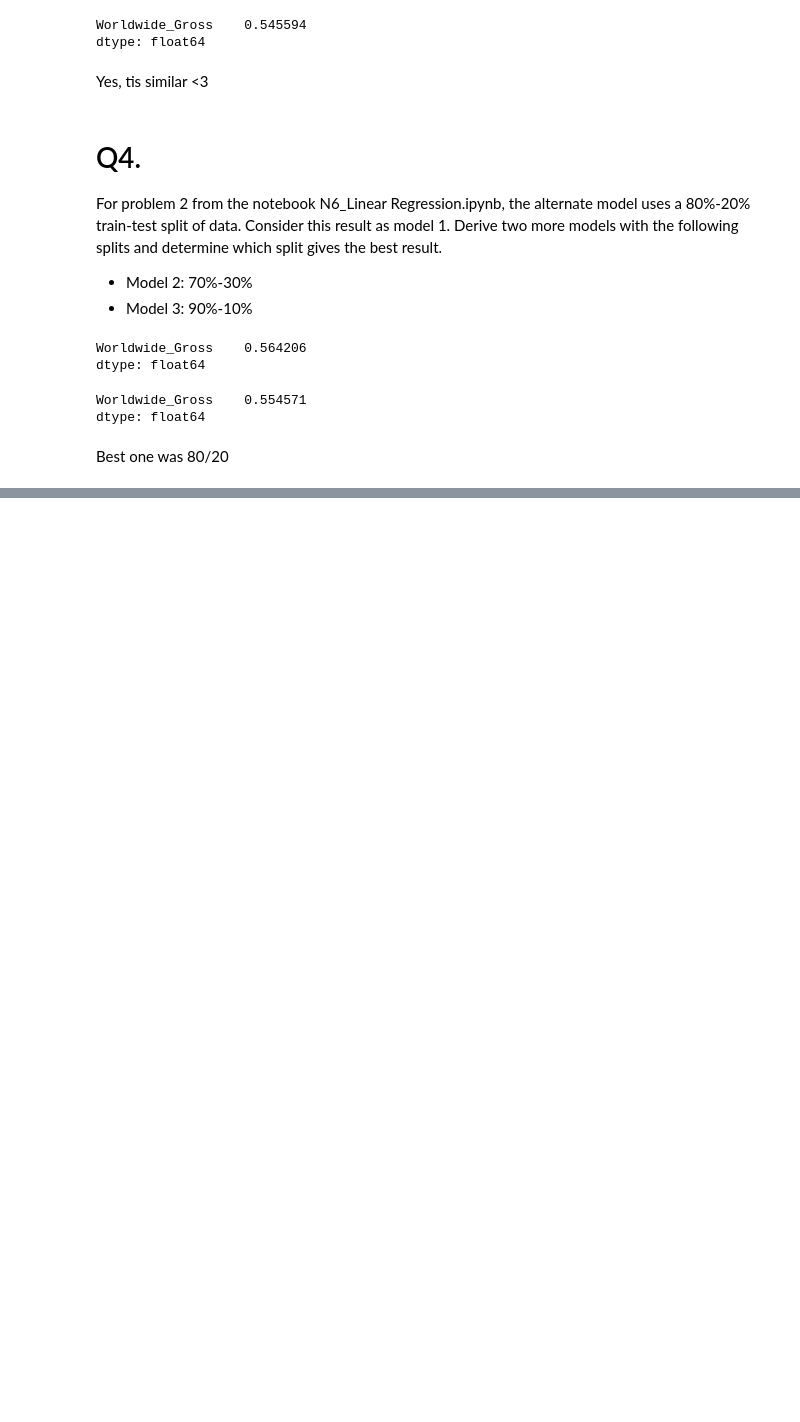
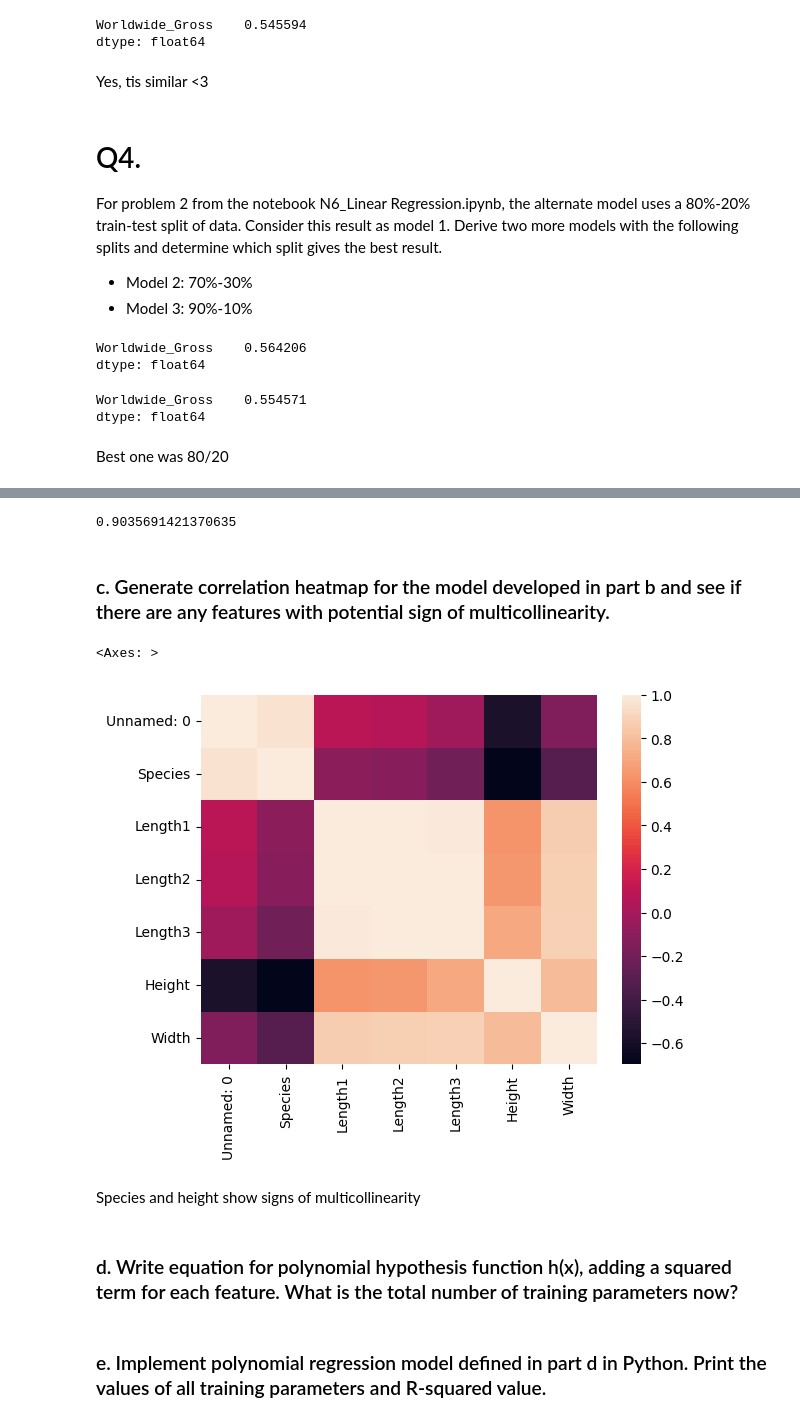
Before and after one commit to Sulphite05/MachineLearning, a Jupyter notebook: PracticeProblemSets/regression.ipynb, the cells around one changed output, grey strips where cells are left out. Saved outputs shown, nothing was run; the diff lists cells and outputs as text; code cells hidden in the pictures; blank space fills up the shorter version.

Commit message:
Add Q5 part a and b

```diff
--- a/PracticeProblemSets/regression.ipynb
+++ b/PracticeProblemSets/regression.ipynb
@@ -134,0 +147,3 @@ Best one was 80/20
+# %%
+fish_data = pd.read_csv("Datasets/Normalized_Fish_Market_Dataset.csv")
+fish_data.info()
@@ -134,0 +166,21 @@ Best one was 80/20
+# %%
+X = fish_data.drop(columns=["Weight"])
+Y = fish_data[["Weight"]]
+# %%
+lr_fish = LinearRegression().fit(X, Y)
+lr_fish.score(X,Y)
+# %% [output]
+0.9035691421370635
+# %% [markdown]
+### c. Generate correlation heatmap for the model developed in part b and see if there are any features with potential sign of multicollinearity.
+# %%
+sns.heatmap(X.corr())
+# %% [output]
+<Axes: >
+[figure, added]
+# %% [markdown]
+Species and height show signs of multicollinearity
+# %% [markdown]
+### d. Write equation for polynomial hypothesis function h(x), adding a squared term for each feature. What is the total number of training parameters now?
+# %% [markdown]
+### e. Implement polynomial regression model defined in part d in Python. Print the values of all training parameters and R-squared value.
```
Also changed, not shown: parts of 6 cells of this notebook.
